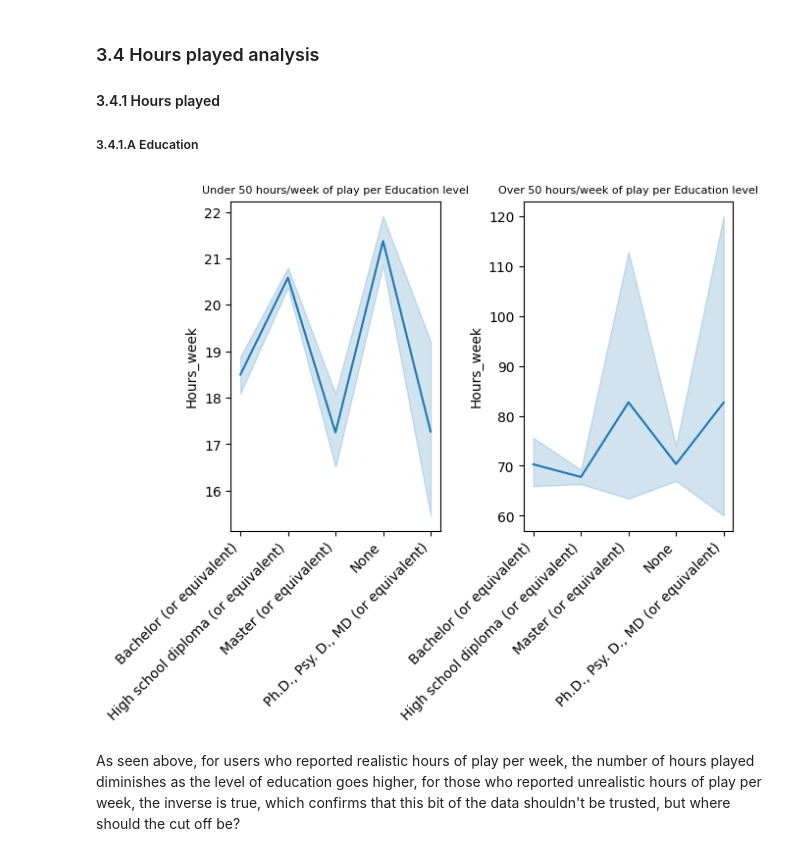
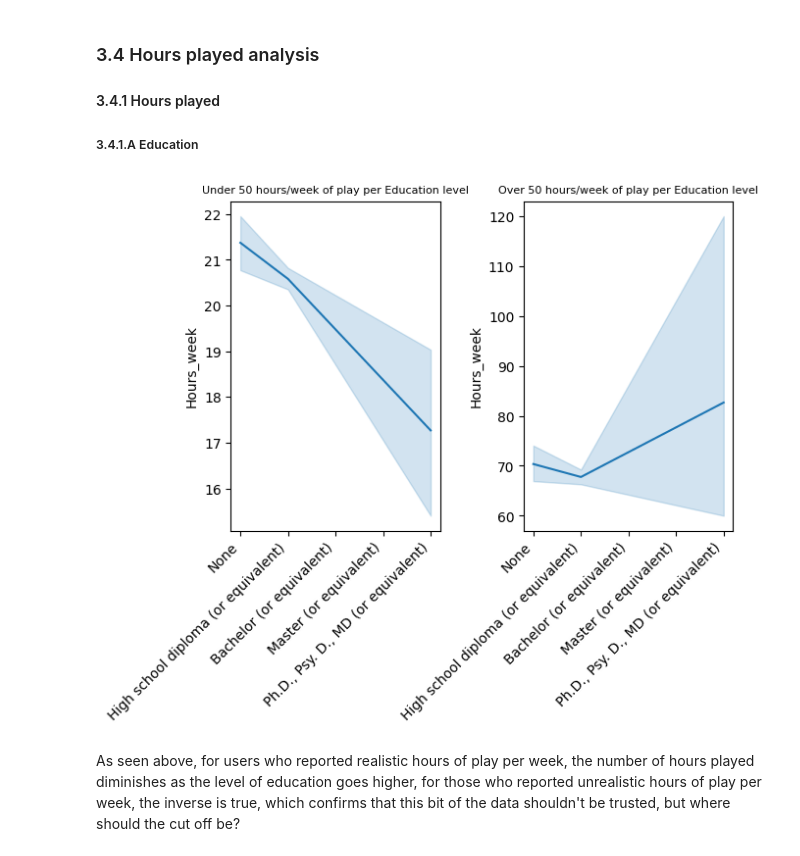
Before and after one commit to wilson-inacio/Visualize-Data-with-Python---Mental-Health-in-Gaming, a Jupyter notebook: Visualize Data with Python.ipynb, the cells around one changed output. Saved outputs shown, nothing was run; the diff lists cells and outputs as text; code cells hidden in the pictures.

```diff
--- a/Visualize Data with Python.ipynb
+++ b/Visualize Data with Python.ipynb
@@ -927,29 +927,36 @@ If we correlate the players playting style with the scores, it's apparent that p
 # %%
 # Creating tables for players with less than 50 weekly play hours and over 50 weekly play hours
 # Of note, the rows that don't have values in this column will be tossed aside.
-under_50_hours = gaming_study[gaming_study.Hours_week <= 50]
-under_50_hours = under_50_hours.sort_values(by=['Education'])
-over_50_hours = gaming_study[gaming_study.Hours_week > 50]
-over_50_hours = over_50_hours.sort_values(by=['Education'])
+under_50_hours = gaming_study[gaming_study.Hours_week <= 50].copy() # Making copies so when ordering we don't get warning about being a slice of another DF
+over_50_hours = gaming_study[gaming_study.Hours_week > 50].copy()
+
+# Ordering the DFs so te plot shows ordered
+under_50_hours['Education'] = pd.Categorical(under_50_hours['Education'] , ['None', 'High school diploma (or equivalent)', 'Bachelor (or equivalent)',
+                                                                            'Master (or equivalent)', 'Ph.D., Psy. D., MD (or equivalent)'])
+under_50_hours.sort_values("Education")
+
+over_50_hours['Education'] = pd.Categorical(over_50_hours['Education'] , ['None', 'High school diploma (or equivalent)', 'Bachelor (or equivalent)',
+                                                                            'Master (or equivalent)', 'Ph.D., Psy. D., MD (or equivalent)'])
+over_50_hours.sort_values("Education")
 
 plt.subplot(1,2,1)
 sns.lineplot(data = under_50_hours, x = 'Education', y ='Hours_week',)
 plt.xticks(rotation = 45, ha = 'right')
 plt.xlabel('')
 plt.title('Under 50 hours/week of play per Education level', size = 8)
 
 plt.subplot(1,2,2)
 sns.lineplot(data = over_50_hours, x = 'Education', y ='Hours_week')
 plt.xticks(rotation = 45, ha = 'right')
 plt.xlabel('')
 plt.title('Over 50 hours/week of play per Education level', size = 8)
 
 # Arranging spacing between subplots
 plt.subplots_adjust(left=0.1, right=0.9, top=0.9, bottom=0.2, wspace=0.4, hspace=0.3)
 
 plt.show()
 # %% [output]
-[figure, old version]
+[figure, new version]
 # %% [markdown]
 As seen above, for users who reported realistic hours of play per week, the number of hours played diminishes as the level of education goes higher, for those who reported unrealistic hours of play per week, the inverse is true, which confirms that this bit of the data shouldn't be trusted, but where should the cut off be?
 # %% [markdown]
```
Also changed, not shown: parts of 4 cells of this notebook, 1 other file.
